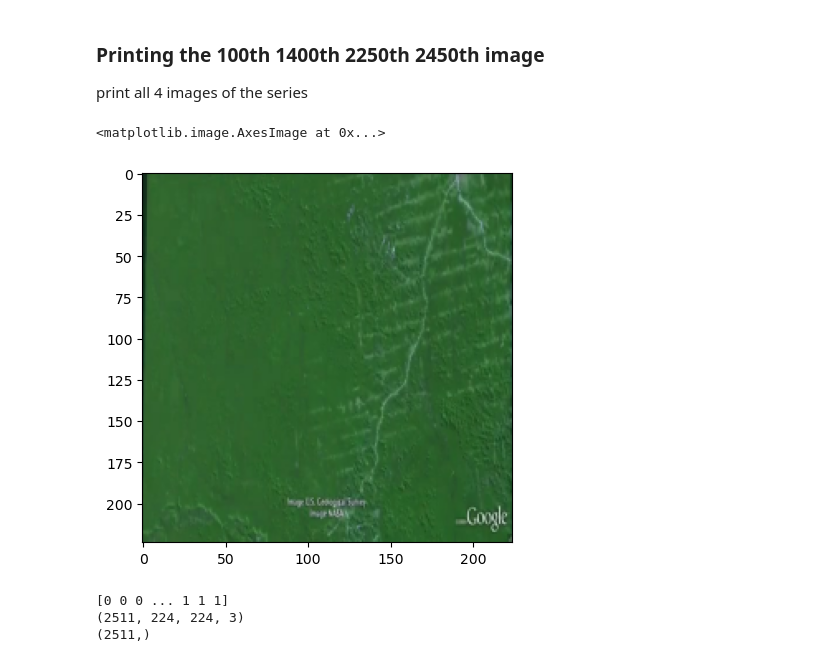
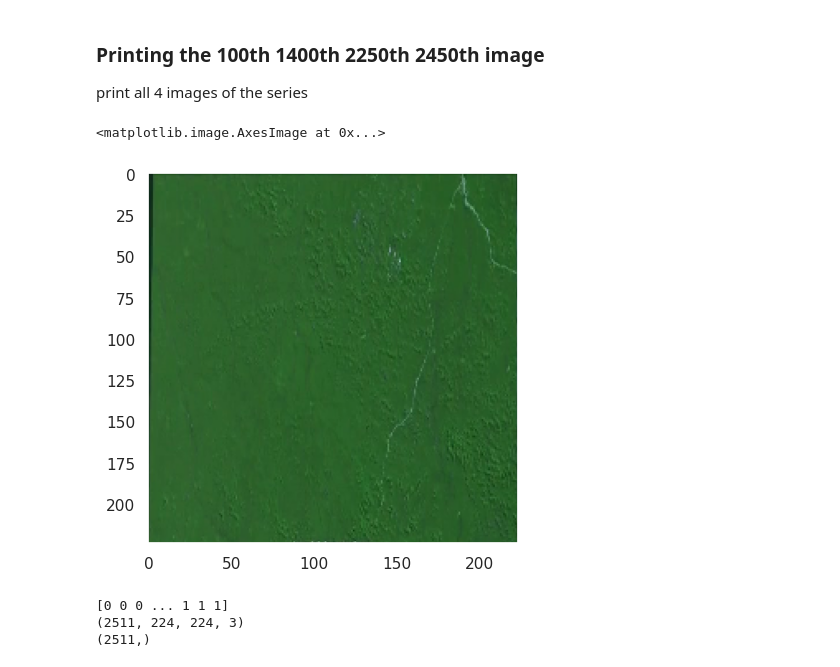
Before and after one commit to Nethmi96/Anomaly-Detection-in-Image-Streams-using-XAI, a Jupyter notebook: Implementation/Deforestation/XAI/Implementation/VGG16/final-version-of-xai-with-vgg16.ipynb, the cells around one changed output. Drawn from its saved outputs; the diff is of its cells as text; code cells hidden in the pictures.

```diff
--- a/Implementation/Deforestation/XAI/Implementation/VGG16/final-version-of-xai-with-vgg16.ipynb
+++ b/Implementation/Deforestation/XAI/Implementation/VGG16/final-version-of-xai-with-vgg16.ipynb
@@ -138,0 +141,7 @@ Number of data in the anomaly class
+# %%
+def croppingImage(img):
+    x=0
+    w=325
+    y=0
+    h=640
+    return img[x:w,y:h]
@@ -142,10 +154,9 @@ Number of data in the anomaly class
 for imgP in tqdm(imagePaths_normal):
 
     image_normal = cv2.imread(imgP)
-
+    image_normal = croppingImage(image_normal)
     image_normal = cv2.resize(image_normal, (224, 224),interpolation = cv2.INTER_CUBIC)
-
+    image_normal = image.img_to_array(image_normal)
+    image_normal /= 255.
     dataset.append(image_normal)
     labels.append(0)
-
-print(labels)
@@ -157,9 +166,13 @@ print(labels)
 i=0
 for imgP in tqdm(imagePaths_anomaly):
     image_anomaly = cv2.imread(imgP)
-    image_anomaly =  image_anomaly[0:640,0:640]
+    #image_anomaly =  image_anomaly[0:640,0:640]
+    image_anomaly = croppingImage(image_anomaly)
     image_anomaly = cv2.resize(image_anomaly, (224, 224),interpolation = cv2.INTER_AREA)
     #image_anomaly =  cropImage(image_anomaly)
+    image_anomaly = image.img_to_array(image_anomaly)
+    image_anomaly /= 255.
+
     i=i+1
     dataset.append(image_anomaly)
     labels.append(1)
@@ -169,10 +182,10 @@ for imgP in tqdm(imagePaths_anomaly):
 print all 4 images of the series
 # %%
 plt.grid(False)
-plt.imshow(dataset[2499])
+plt.imshow(croppingImage(dataset[1499]))
 # %% [output]
 <matplotlib.image.AxesImage at 0x...>
-[figure, old version]
+[figure, new version]
 # %%
 len(dataset)
 dataset = np.asarray(dataset)
```
Also changed, not shown: parts of 21 cells of this notebook.
